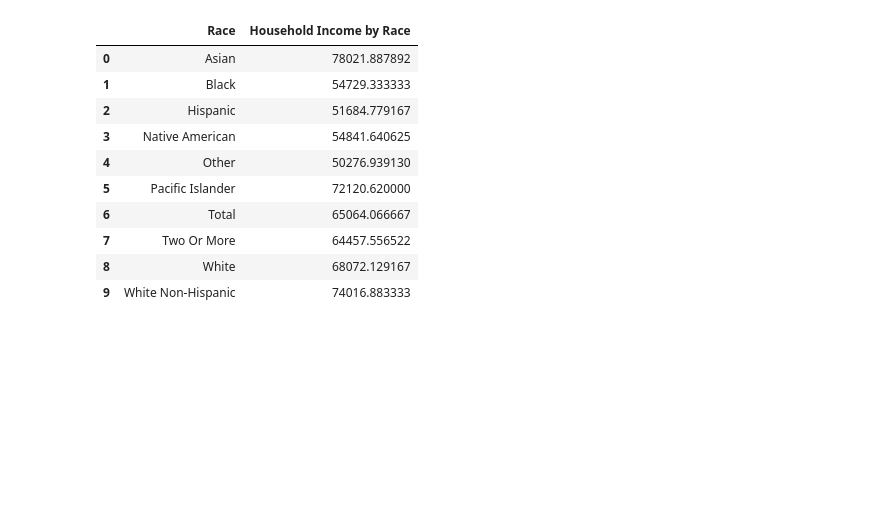
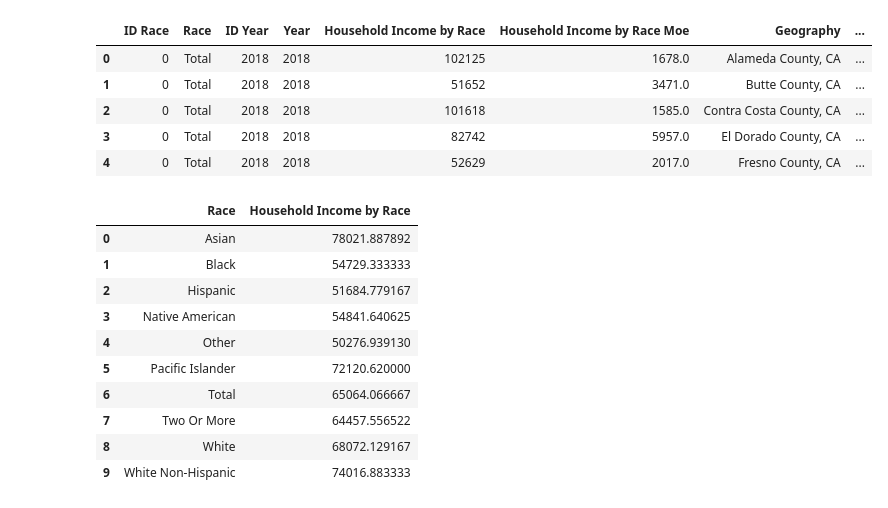
Before and after one commit to philhuang74/CaliforniaHousing_Pic16BProject, a Jupyter notebook: eda.ipynb, the cells around one changed output. Saved outputs shown, nothing was run; the diff lists cells and outputs as text; code cells hidden in the pictures; blank space fills up the shorter version.

```diff
--- a/eda.ipynb
+++ b/eda.ipynb
@@ -1 +1,15 @@
+# %%
+import pandas as pd
+from sklearn.linear_model import LinearRegression
+from plotly import express as px
+import numpy as np
+eth = pd.read_csv('Income by Location.csv')
+eth.head()
+# %% [output]
+|  | ID Race | Race | ID Year | Year | Household Income by Race | Household Income by Race Moe | Geography | ... |
+| 0 | 0 | Total | 2018 | 2018 | 102125 | 1678.0 | Alameda County, CA | ... |
+| 1 | 0 | Total | 2018 | 2018 | 51652 | 3471.0 | Butte County, CA | ... |
+| 2 | 0 | Total | 2018 | 2018 | 101618 | 1585.0 | Contra Costa County, CA | ... |
+| 3 | 0 | Total | 2018 | 2018 | 82742 | 5957.0 | El Dorado County, CA | ... |
+| 4 | 0 | Total | 2018 | 2018 | 52629 | 2017.0 | Fresno County, CA | ... |
 # %%
```
Also changed, not shown: parts of 1 cell of this notebook, 1 other file.
